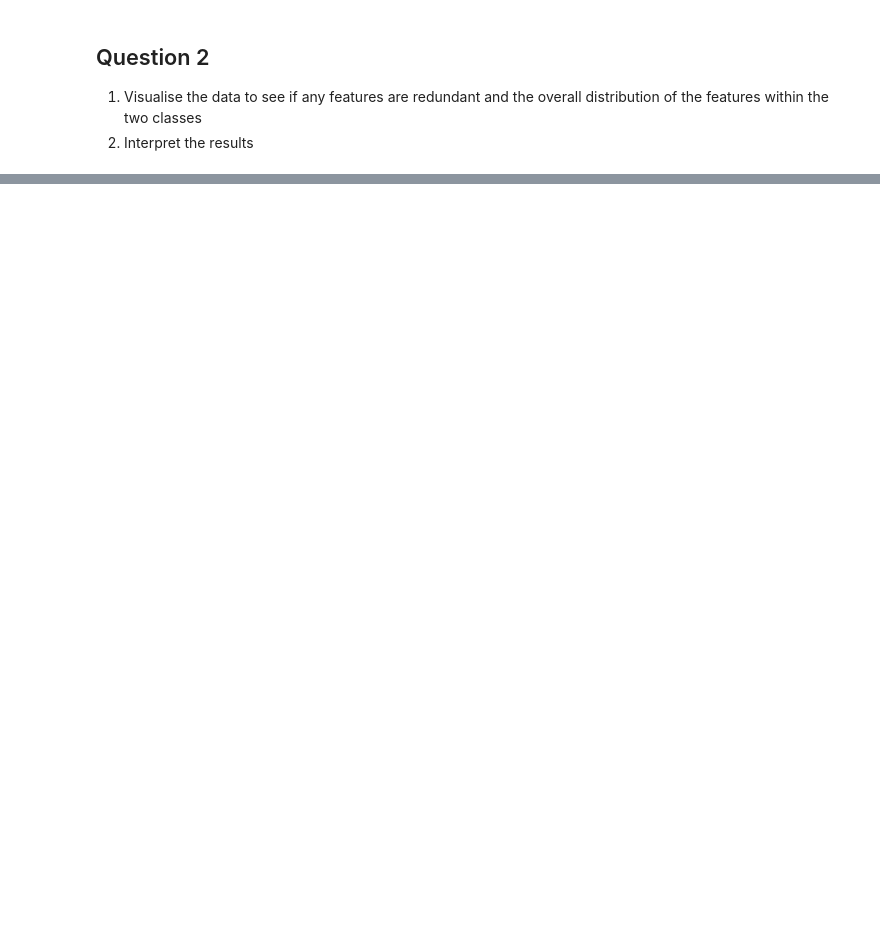
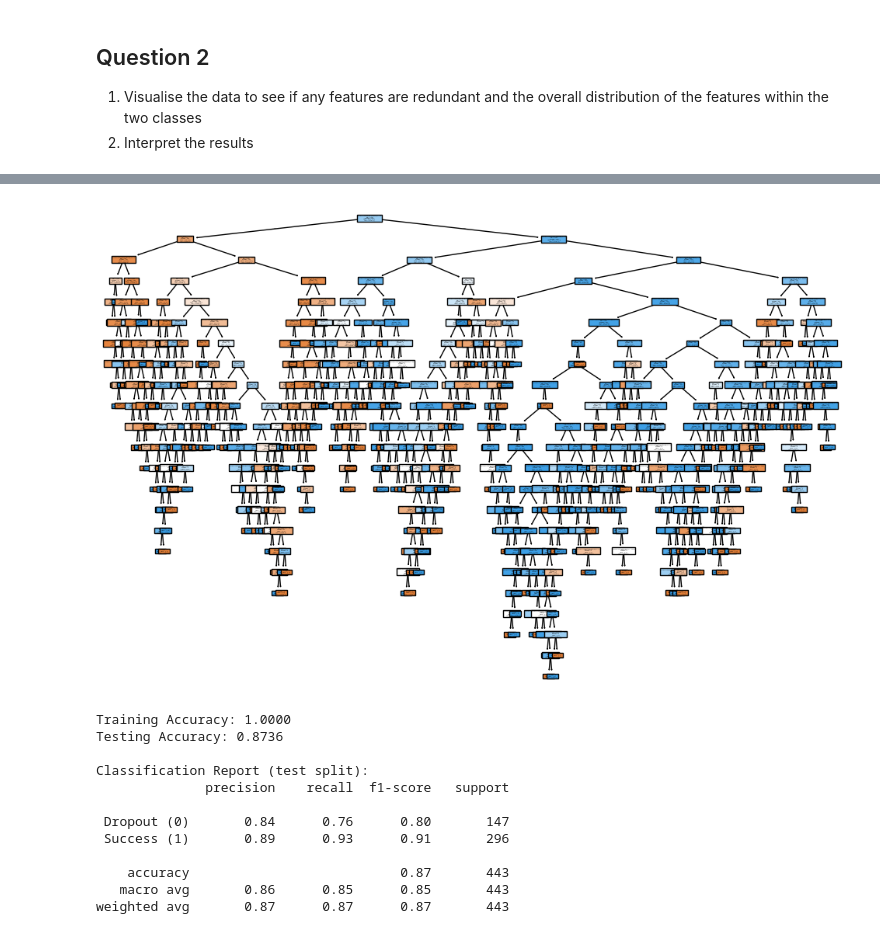
Before and after one commit to nicocalu/MLTP, a Jupyter notebook: lab2.ipynb, the cells around one changed output, grey strips where cells are left out. Saved outputs shown, nothing was run; the diff lists cells and outputs as text; code cells hidden in the pictures; blank space fills up the shorter version.

```diff
--- a/lab2.ipynb
+++ b/lab2.ipynb
@@ -86,17 +125,35 @@ features_scaled = features_scaled.drop(columns='Target')
 # %%
 # Split dataset 90/10
-X_train, X_test, y_train, y_test = train_test_split(X, y, test_size=0.10, random_state=42)
+features_train, features_test, target_train, target_test = train_test_split(features, target, test_size=0.10, random_state=42)
 
 # Train Random Forest
 clf = RandomForestClassifier(random_state=42)
-clf.fit(X_train, y_train)
+clf.fit(features_train, target_train)
+one_tree = clf.estimators_[0]
+plt.figure(figsize=(12, 8))
+plot_tree(one_tree, filled=True, feature_names=features.columns, class_names=['Dropout (0)', 'Success (1)'])
+plt.show()
 
-train_acc = accuracy_score(y_train, clf.predict(X_train))
-test_acc = accuracy_score(y_test, clf.predict(X_test))
+train_acc = accuracy_score(target_train, clf.predict(features_train))
+test_acc = accuracy_score(target_test, clf.predict(features_test))
 
 print(f'Training Accuracy: {train_acc:.4f}')
 print(f'Testing Accuracy: {test_acc:.4f}')
 
 # Optional full report
 print('\nClassification Report (test split):')
-print(classification_report(y_test, clf.predict(X_test), target_names=['Dropout (0)', 'Success (1)']))
+print(classification_report(target_test, clf.predict(features_test), target_names=['Dropout (0)', 'Success (1)']))
+# %% [output]
+[figure, added]
+Training Accuracy: 1.0000
+Testing Accuracy: 0.8736
+
+Classification Report (test split):
+              precision    recall  f1-score   support
+
+ Dropout (0)       0.84      0.76      0.80       147
+ Success (1)       0.89      0.93      0.91       296
+
+    accuracy                           0.87       443
+   macro avg       0.86      0.85      0.85       443
+weighted avg       0.87      0.87      0.87       443
```
Also changed, not shown: parts of 9 cells of this notebook.
